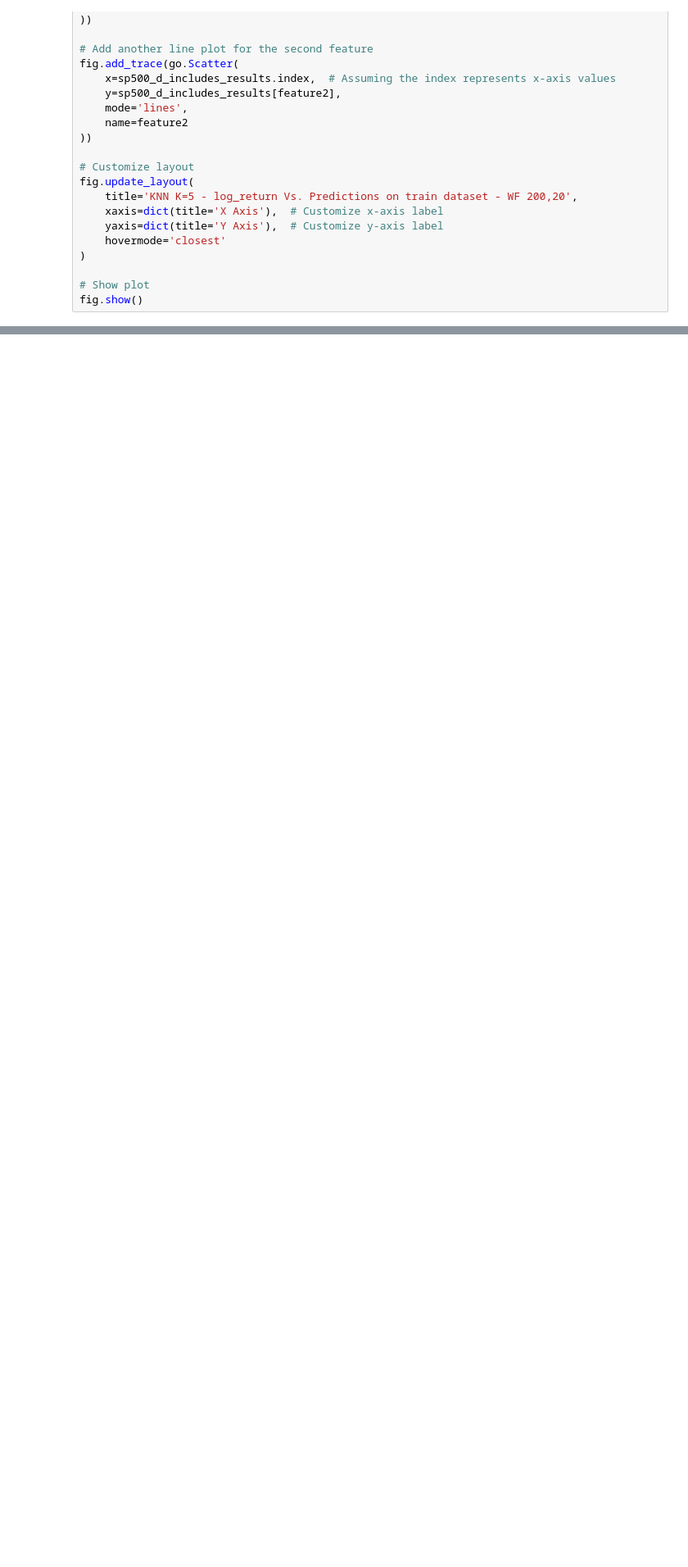
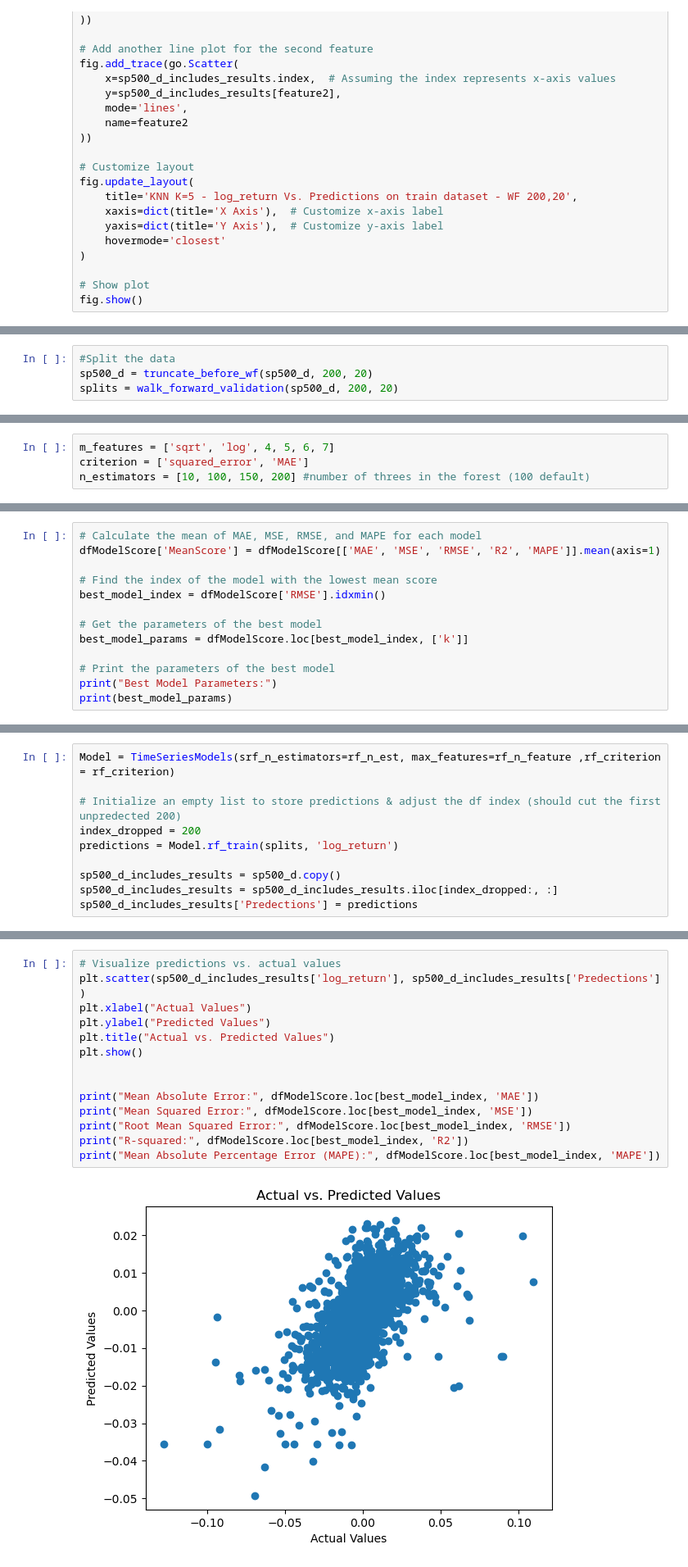
Before and after one commit to RashaJ90/Buy-Sell-Signals-XGBRegressor, a Jupyter notebook: notebooks/Write_again.ipynb, the cells around one changed output, grey strips where cells are left out. Shown at 82% size. Drawn from its saved outputs; the diff is of its cells as text; blank space fills up the shorter version.

Commit message:
Added All Models Class to both log and close, Added Grid Search Opt

```diff
--- a/notebooks/Write_again.ipynb
+++ b/notebooks/Write_again.ipynb
@@ -1443,0 +1599,4 @@ fig.show()
+# %%
+#Split the data
+sp500_d = truncate_before_wf(sp500_d, 200, 20)
+splits = walk_forward_validation(sp500_d, 200, 20)
@@ -1443,0 +1773,4 @@ fig.show()
+# %%
+m_features = ['sqrt', 'log', 4, 5, 6, 7]
+criterion = ['squared_error', 'MAE']
+n_estimators = [10, 100, 150, 200] #number of threes in the forest (100 default)
@@ -1443,0 +1825,13 @@ fig.show()
+# %%
+# Calculate the mean of MAE, MSE, RMSE, and MAPE for each model
+dfModelScore['MeanScore'] = dfModelScore[['MAE', 'MSE', 'RMSE', 'R2', 'MAPE']].mean(axis=1)
+
+# Find the index of the model with the lowest mean score
+best_model_index = dfModelScore['RMSE'].idxmin()
+
+# Get the parameters of the best model
+best_model_params = dfModelScore.loc[best_model_index, ['k']]
+
+# Print the parameters of the best model
+print("Best Model Parameters:")
+print(best_model_params)
@@ -1443,0 +1840,10 @@ fig.show()
+# %%
+Model = TimeSeriesModels(srf_n_estimators=rf_n_est, max_features=rf_n_feature ,rf_criterion = rf_criterion)
+
+# Initialize an empty list to store predictions & adjust the df index (should cut the first unpredected 200)
+index_dropped = 200
+predictions = Model.rf_train(splits, 'log_return')
+
+sp500_d_includes_results = sp500_d.copy()
+sp500_d_includes_results = sp500_d_includes_results.iloc[index_dropped:, :]
+sp500_d_includes_results['Predections'] = predictions
@@ -1443,0 +1852,16 @@ fig.show()
+# %%
+# Visualize predictions vs. actual values
+plt.scatter(sp500_d_includes_results['log_return'], sp500_d_includes_results['Predections'] )
+plt.xlabel("Actual Values")
+plt.ylabel("Predicted Values")
+plt.title("Actual vs. Predicted Values")
+plt.show()
+
+
+print("Mean Absolute Error:", dfModelScore.loc[best_model_index, 'MAE'])
+print("Mean Squared Error:", dfModelScore.loc[best_model_index, 'MSE'])
+print("Root Mean Squared Error:", dfModelScore.loc[best_model_index, 'RMSE'])
+print("R-squared:", dfModelScore.loc[best_model_index, 'R2'])
+print("Mean Absolute Percentage Error (MAPE):", dfModelScore.loc[best_model_index, 'MAPE'])
+# %% [output]
+[figure, added]
```
Also changed, not shown: parts of 46 cells of this notebook.
